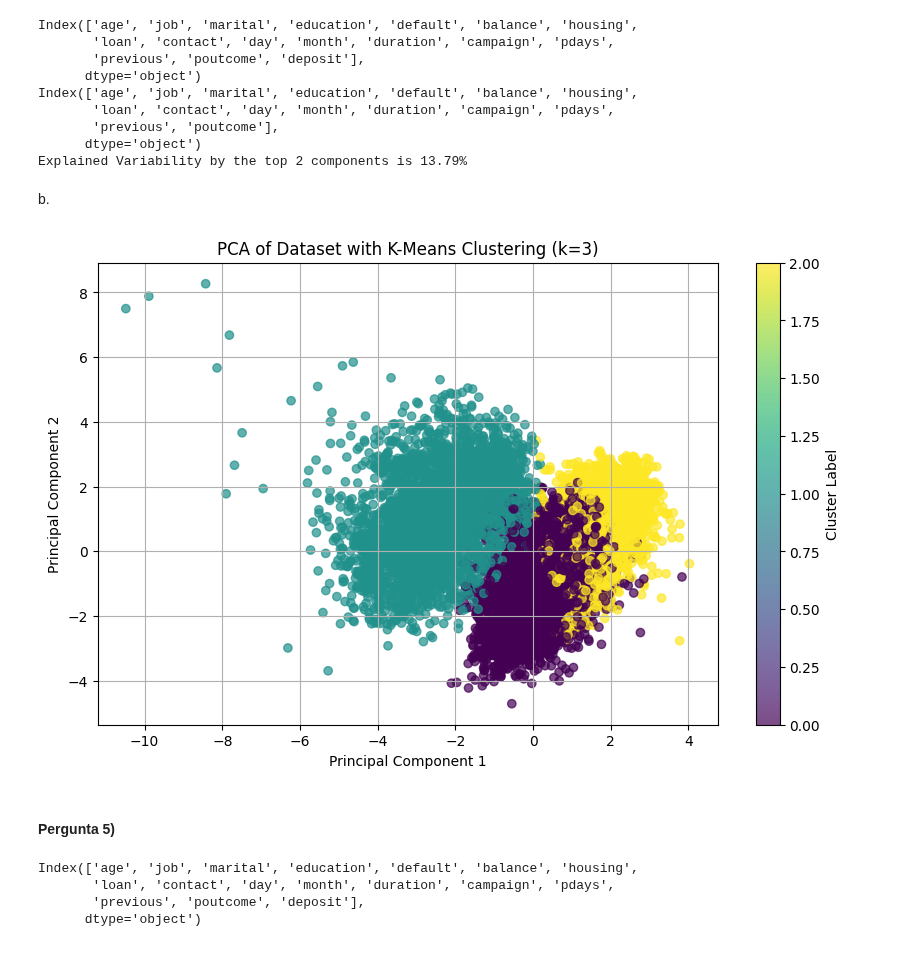
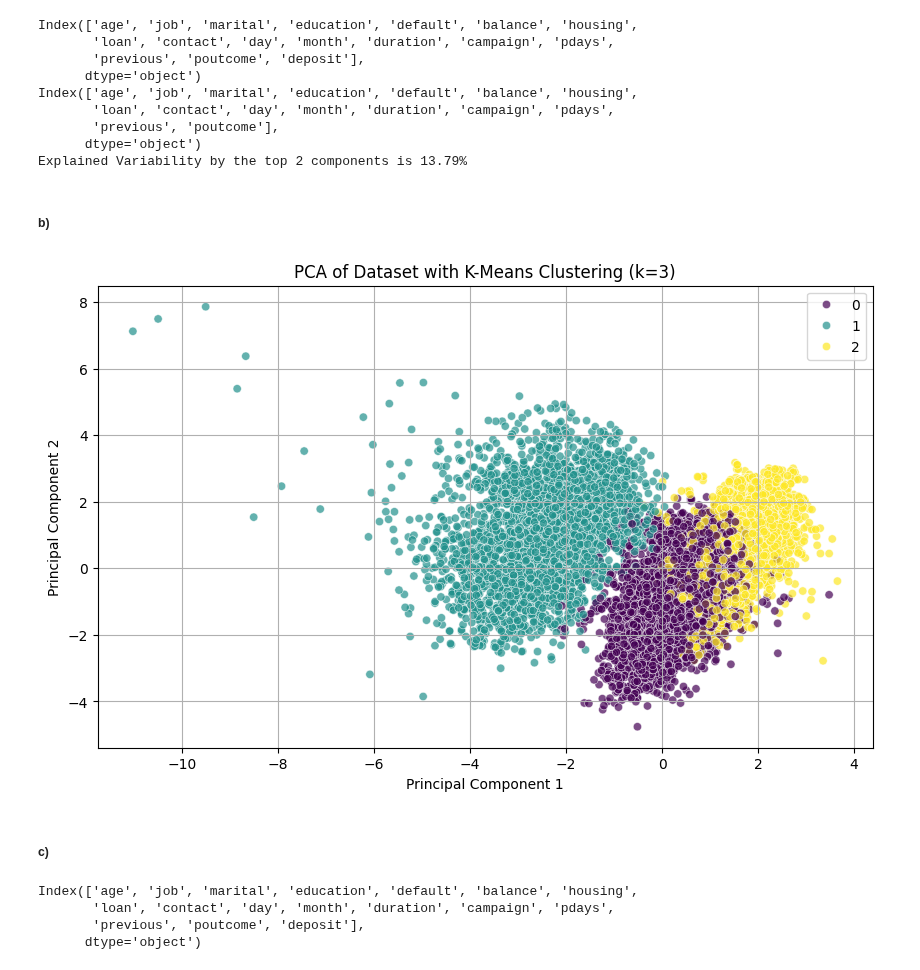
Before and after one commit to leocfig/Apren-24-25, a Jupyter notebook: HW4/G041.ipynb, the cells around one changed output. Drawn from its saved outputs; the diff is of its cells as text; code cells hidden in the pictures.

```diff
--- a/HW4/G041.ipynb
+++ b/HW4/G041.ipynb
@@ -135,49 +135,58 @@ Index(['age', 'job', 'marital', 'education', 'default', 'balance', 'housing',
        'previous', 'poutcome'],
       dtype='object')
 Explained Variability by the top 2 components is 13.79%
-# %% [markdown]
-b.
+# %% [markdown]
+##### b)
 # %%
 from sklearn.cluster import KMeans
+import seaborn as sns
 
 # Apply k-means clustering
 k = 3
 kmeans = KMeans(n_clusters=k, max_iter=500, random_state=42, init='random')
 clusters = kmeans.fit_predict(scaled_data)
 
 # Create a scatter plot
+# plt.figure(figsize=(10, 6))
+# plt.scatter(pca_result[:, 0], pca_result[:, 1], c=clusters, cmap='viridis', alpha=0.7)
+# plt.title('PCA of Dataset with K-Means Clustering (k=3)')
+# plt.xlabel('Principal Component 1')
+# plt.ylabel('Principal Component 2')
+# plt.colorbar(label='Cluster Label')
+# plt.grid()
+# plt.show()
+
 plt.figure(figsize=(10, 6))
-plt.scatter(pca_result[:, 0], pca_result[:, 1], c=clusters, cmap='viridis', alpha=0.7)
+sns.scatterplot(x=pca_result[:, 0], y=pca_result[:, 1], hue=clusters, palette='viridis', alpha=0.7)
 plt.title('PCA of Dataset with K-Means Clustering (k=3)')
 plt.xlabel('Principal Component 1')
 plt.ylabel('Principal Component 2')
-plt.colorbar(label='Cluster Label')
-plt.grid()
+plt.grid(True)
 plt.show()
 
 # from mpl_toolkits.mplot3d import Axes3D  # Import 3D plotting toolkit
 
 # # Create a 3D scatter plot
 # fig = plt.figure(figsize=(10, 6))
 # ax = fig.add_subplot(111, projection='3d')  # Define 3D axis
 
 # # Plot the 3D scatter plot using the first three principal components
 # sc = ax.scatter(pca_result[:, 0], pca_result[:, 1], pca_result[:, 2], c=clusters, cmap='viridis', alpha=0.7)
 
 # # Add title and labels for the axes
 # ax.set_title('3D PCA of Dataset with K-Means Clustering (k=3)')
 # ax.set_xlabel('Principal Component 1')
 # ax.set_ylabel('Principal Component 2')
 # ax.set_zlabel('Principal Component 3')
 
 # # Add a color bar to indicate cluster labels
 # plt.colorbar(sc, label='Cluster Label')
 
 # plt.show()
 # %% [output]
-[figure, old version]
+[figure, new version]
-# %% [markdown]
-#### Pergunta 5)
+# %% [markdown]
+##### c)
 # %%
 import pandas as pd
 import seaborn as sns
```
Also changed, not shown: parts of 10 cells of this notebook.
